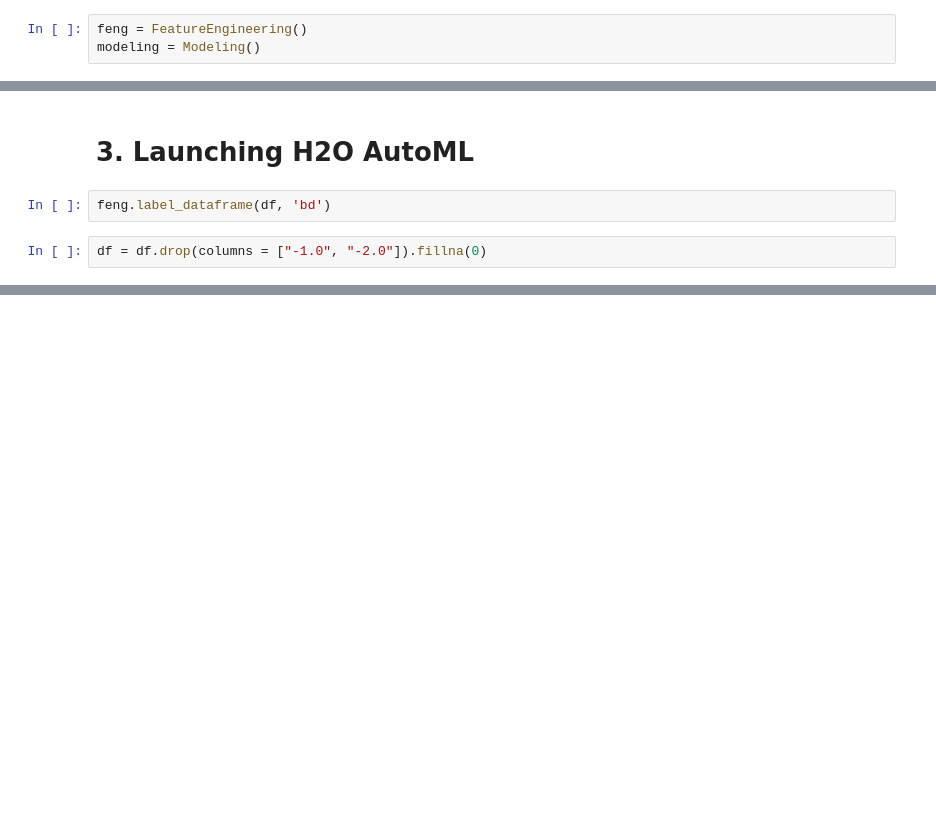
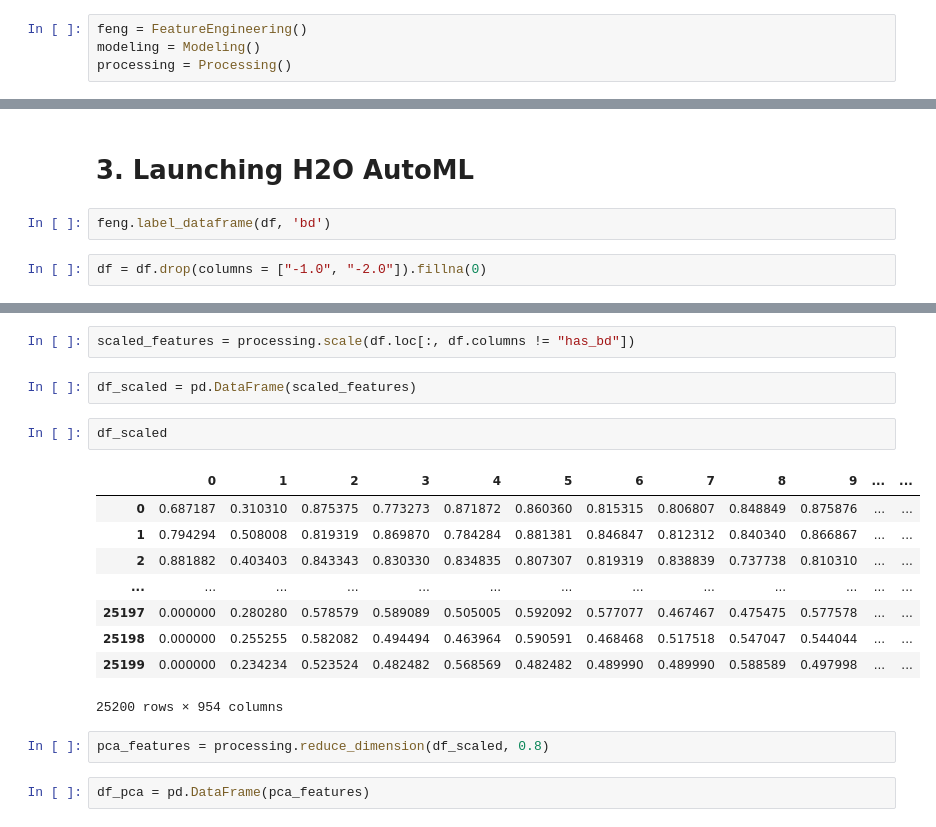
Before and after one commit to FelipeMFO/phd-data-wrangling, a Jupyter notebook: notebooks/modeling.ipynb, the cells around one changed output, grey strips where cells are left out. Cells and saved outputs as stored; diff of their text form; blank space fills up the shorter version.

```diff
--- a/notebooks/modeling.ipynb
+++ b/notebooks/modeling.ipynb
@@ -72,6 +73,7 @@ Objects
 # %%
 feng = FeatureEngineering()
 modeling = Modeling()
+processing = Processing()
 # %% [markdown]
 # 2. Loading Data
 # %%
@@ -84,0 +111,20 @@ df = df.drop(columns = ["-1.0", "-2.0"]).fillna(0)
+# %%
+scaled_features = processing.scale(df.loc[:, df.columns != "has_bd"])
+# %%
+df_scaled = pd.DataFrame(scaled_features)
+# %%
+df_scaled
+# %% [output]
+|  | 0 | 1 | 2 | 3 | 4 | 5 | 6 | 7 | 8 | 9 | ... | ... |
+| 0 | 0.687187 | 0.310310 | 0.875375 | 0.773273 | 0.871872 | 0.860360 | 0.815315 | 0.806807 | 0.848849 | 0.875876 | ... | ... |
+| 1 | 0.794294 | 0.508008 | 0.819319 | 0.869870 | 0.784284 | 0.881381 | 0.846847 | 0.812312 | 0.840340 | 0.866867 | ... | ... |
+| 2 | 0.881882 | 0.403403 | 0.843343 | 0.830330 | 0.834835 | 0.807307 | 0.819319 | 0.838839 | 0.737738 | 0.810310 | ... | ... |
+| ... | ... | ... | ... | ... | ... | ... | ... | ... | ... | ... | ... | ... |
+| 25197 | 0.000000 | 0.280280 | 0.578579 | 0.589089 | 0.505005 | 0.592092 | 0.577077 | 0.467467 | 0.475475 | 0.577578 | ... | ... |
+| 25198 | 0.000000 | 0.255255 | 0.582082 | 0.494494 | 0.463964 | 0.590591 | 0.468468 | 0.517518 | 0.547047 | 0.544044 | ... | ... |
+| 25199 | 0.000000 | 0.234234 | 0.523524 | 0.482482 | 0.568569 | 0.482482 | 0.489990 | 0.489990 | 0.588589 | 0.497998 | ... | ... |
+25200 rows × 954 columns
+# %%
+pca_features = processing.reduce_dimension(df_scaled, 0.8)
+# %%
+df_pca = pd.DataFrame(pca_features)
```
Also changed, not shown: parts of 13 cells of this notebook, 2 other files.
